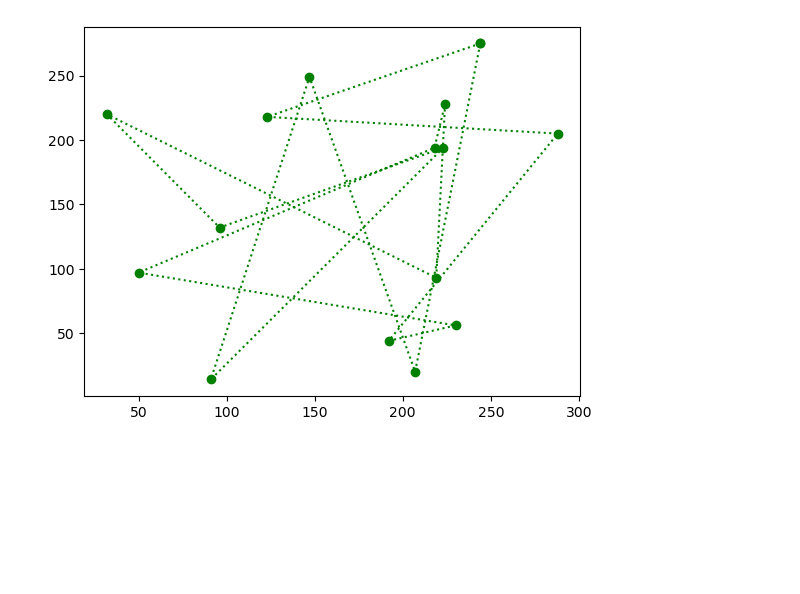
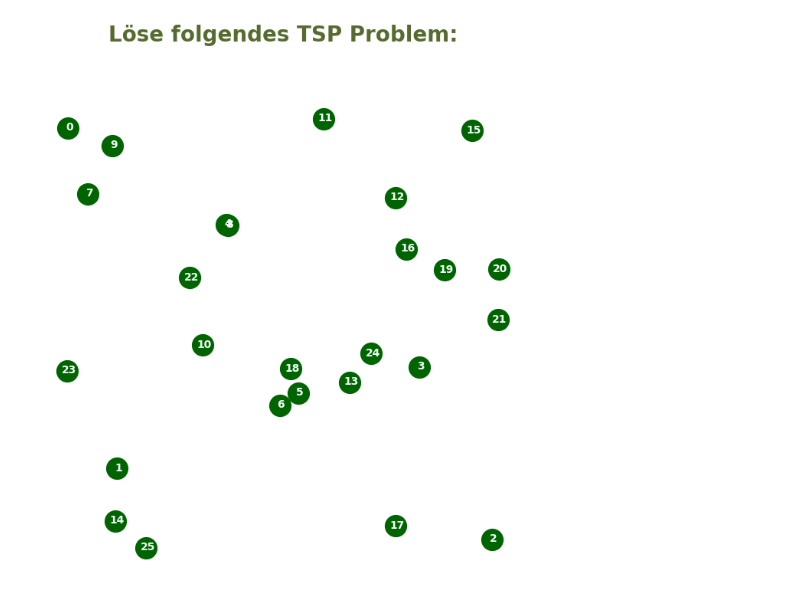
Before and after one commit to pitpaetz/BMO, a Jupyter notebook: BMO.ipynb, the cells around one changed output. Drawn from its saved outputs; the diff is of its cells as text; code cells hidden in the pictures; blank space fills up the shorter version.

Commit message:
Visualiierung und Steuerung durch widgets fertig

```diff
--- a/BMO.ipynb
+++ b/BMO.ipynb
@@ -14,34 +48,80 @@ Gesamtreisekosten oder -zeit zu minimieren.
 # %%
+# Initialisierung des TSP Problems
+
 # Festlegung der Dimensionen
-n = 15         # Anzahl der Standorte
-m = n * 20     # Dimension des Raumes
+#n = 20         # Anzahl der Standorte
+m = n.value * 20     # Dimension des Raumes
 
 # Wuerfeln der Standorte (Koordinaten)
-x = np.random.randint(1, m+1, n)
-y = np.random.randint(1, m+1, n)
+x = np.random.randint(1, m+1, n.value)
+y = np.random.randint(1, m+1, n.value)
 Koord = np.column_stack((x, y))
 
+# Plot der Standorte
+plt.figure(figsize=(8, 8))
+plt.plot(Koord[:, 0], Koord[:, 1], 'o', color='darkgreen', markersize=20)
+plt.title('Löse folgendes TSP Problem:\n\n', fontsize=20, color='darkolivegreen', fontweight='bold')
+for i in range(n.value):
+    if i >= 10:
+        plt.text(x[i]-1.5-n.value/5, y[i]-3, str(i), color='mintcream', fontsize=10, fontweight='bold')
+    else:
+        plt.text(x[i]-1-n.value/15, y[i]-1-n.value/15, str(i), color='mintcream', fontsize=10, fontweight='bold')
+plt.axis('off')
+
 # Bestimmung der Entfernungsmatrix
-Entfernungsmatrix = np.zeros((n, n))
-for i in range(n):
-    for j in range(n):
+Entfernungsmatrix = np.zeros((n.value, n.value))
+for i in range(n.value):
+    for j in range(n.value):
         Entfernungsmatrix[i, j] = np.linalg.norm(Koord[i] - Koord[j])
 
 # Beliebiges Durchlaufen der Standorte
-Folge = np.random.permutation(n)
+Folge = np.random.permutation(n.value)
 
 # Berechnung der zurückgelegten Entfernung
-Entf = Entfernungsmatrix[Folge[n-1], Folge[0]]
+Entf = Entfernungsmatrix[Folge[n.value-1], Folge[0]]
 
-for i in range(n-1):
+for i in range(n.value-1):
     Entf += Entfernungsmatrix[Folge[i], Folge[i+1]]
 
-# Graphische Darstellung der Route
-xx_0 = np.concatenate((x[Folge], [x[Folge[0]]]))
-yy_0 = np.concatenate((y[Folge], [y[Folge[0]]]))
-plt.plot(xx_0, yy_0, ':o', color='green', )
+# Zielfunktion: Minimierung der zurückgelegten Entfernung
+def GetFitness(Indiviuum):
+    Fit = Entfernungsmatrix[Indiviuum[n.value-1], Indiviuum[0]]
+    for i in range(n.value-1):
+        Fit += Entfernungsmatrix[Indiviuum[i], Indiviuum[i+1]]
+    return Fit
 
-# Ausgabe der Informationen
-print('\nZufaellige Ablauffolge:', ' '.join(map(str, Folge)))
-print('Summe der Entfernungen:', Entf, '\n')
+# Rekomination zweier Ablauffolgen durch Ein-Punkt-Crossover
+def CrossOver(Elter1, Elter2):
+    cp = np.random.randint(1, n.value)
+    Kind1 = np.concatenate((Elter1[:cp], np.setdiff1d(Elter2, Elter1[:cp])))
+    Kind2 = np.concatenate((Elter2[:cp], np.setdiff1d(Elter1, Elter2[:cp])))
+    zz = np.random.randint(0, 1)
+    if zz == 0:
+        return Kind1
+    else:
+        return Kind2
+
+# Mutation einer Ablauffolge mit einer Wahrscheinlichkeit von α
+def Mutation(Individuum, alpha):
+    for i in range(α_attempts.value):
+        if np.random.rand() < alpha:
+            i, j = np.random.choice(n.value, 2, replace=False)
+            Individuum[i], Individuum[j] = Individuum[j], Individuum[i]
+    return Individuum
+
+# Selektion der nächsten Generation
+def Selektion(Pop_Elter, Pop_Kinder, Fitness_Elter, Fitness_Kinder, μ):
+    Pop_Elter = np.concatenate((Pop_Elter, Pop_Kinder))
+    Fitness_Elter = np.concatenate((Fitness_Elter, Fitness_Kinder))
+    Indizes = np.argsort(Fitness_Elter)
+    Pop_Elter = Pop_Elter[Indizes]
+    Fitness_Elter = Fitness_Elter[Indizes]
+    return Pop_Elter[:μ], Fitness_Elter[:μ]
+
+# Prüfen, ob sich die beste Lösung verbessert hat
+def CheckChange(Best_Elter, Current_Elter):
+    no_change = False
+    if Best_Elter == Current_Elter:
+        no_change = True
+    return no_change
 # %% [output]
@@ -50 +128 @@ Summe der Entfernungen: 2510.1633422493533
-[figure, old version]
+[figure, new version]
```
Also changed, not shown: parts of 11 cells of this notebook.
